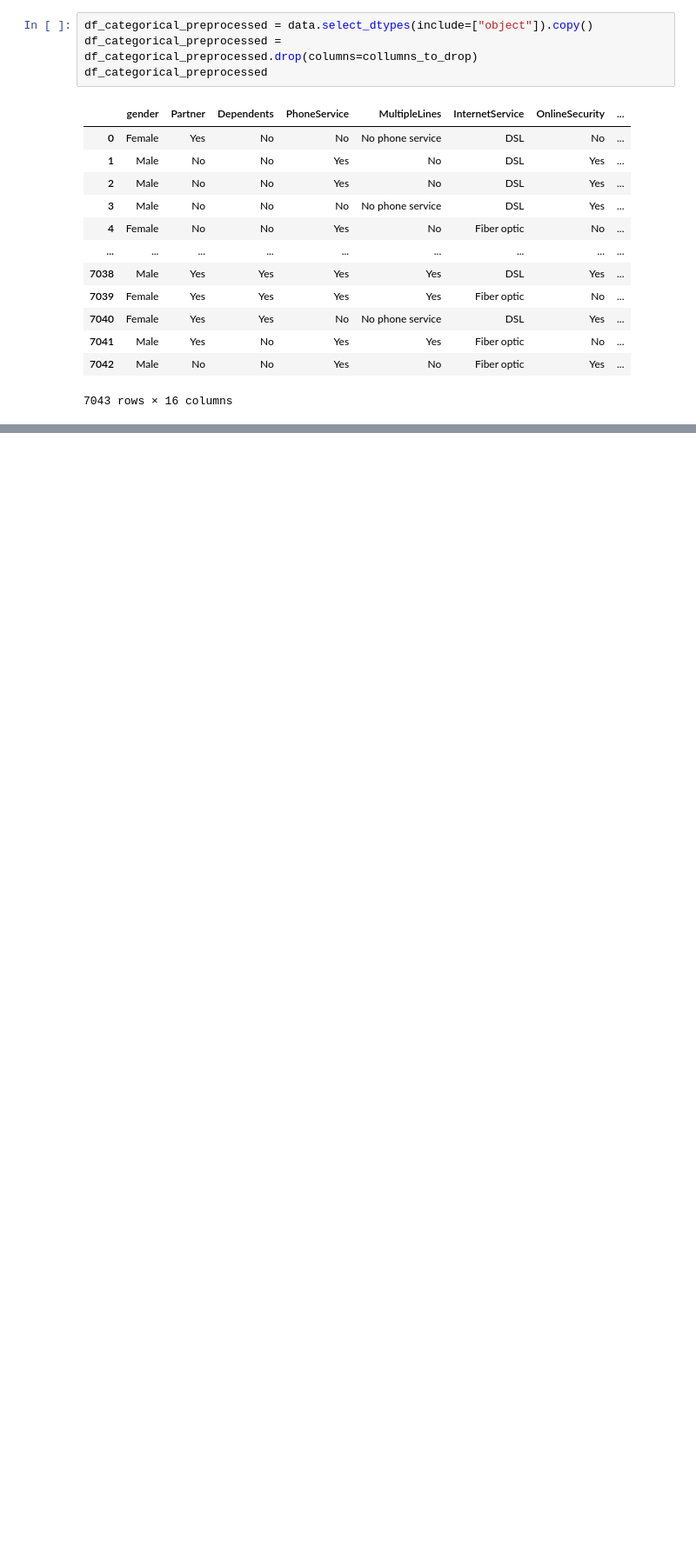
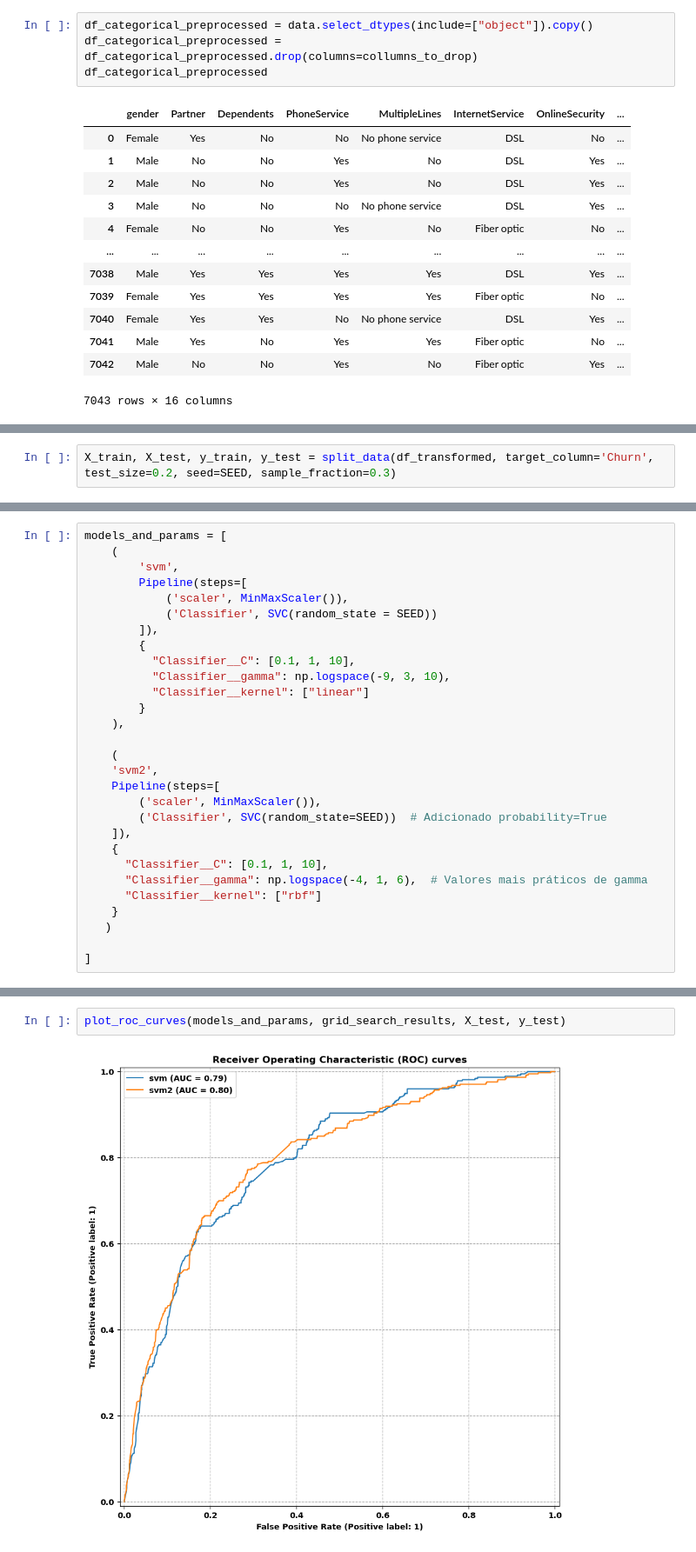
Before and after one commit to pereiranuno/telecom_customer_churn, a Jupyter notebook: customer_churn.ipynb, the cells around one changed output, grey strips where cells are left out. Shown at 87% size. Saved outputs shown, nothing was run; the diff lists cells and outputs as text; blank space fills up the shorter version.

```diff
--- a/customer_churn.ipynb
+++ b/customer_churn.ipynb
@@ -234,0 +486,2 @@ df_transformed.sample(15)
+# %%
+X_train, X_test, y_train, y_test = split_data(df_transformed, target_column='Churn', test_size=0.2, seed=SEED, sample_fraction=0.3)
@@ -234,0 +699,29 @@ df_transformed.sample(15)
+# %%
+models_and_params = [
+    (
+        'svm',
+        Pipeline(steps=[
+            ('scaler', MinMaxScaler()),
+            ('Classifier', SVC(random_state = SEED))
+        ]),
+        {
+          "Classifier__C": [0.1, 1, 10],
+          "Classifier__gamma": np.logspace(-9, 3, 10),
+          "Classifier__kernel": ["linear"]
+        }
+    ),
+
+    (
+    'svm2',
+    Pipeline(steps=[
+        ('scaler', MinMaxScaler()),
+        ('Classifier', SVC(random_state=SEED))  # Adicionado probability=True
+    ]),
+    {
+      "Classifier__C": [0.1, 1, 10],
+      "Classifier__gamma": np.logspace(-4, 1, 6),  # Valores mais práticos de gamma
+      "Classifier__kernel": ["rbf"]
+    }
+   )
+
+]
@@ -234,0 +736,4 @@ df_transformed.sample(15)
+# %%
+plot_roc_curves(models_and_params, grid_search_results, X_test, y_test)
+# %% [output]
+[figure, added]
```
Also changed, not shown: parts of 78 cells of this notebook.
